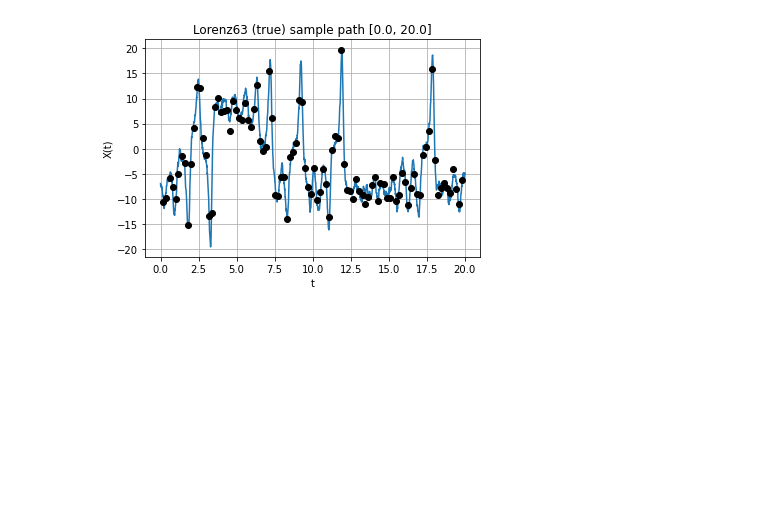
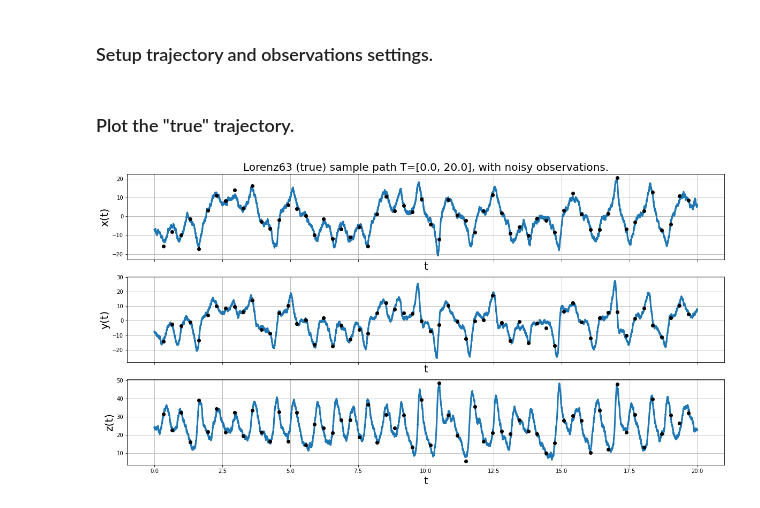
Before and after one commit to vrettasm/MeanFieldVarGP, a Jupyter notebook: src/examples/example_L63.ipynb, the cells around one changed output. Saved outputs shown, nothing was run; the diff lists cells and outputs as text; code cells hidden in the pictures; blank space fills up the shorter version.

```diff
--- a/src/examples/example_L63.ipynb
+++ b/src/examples/example_L63.ipynb
@@ -28,15 +35,23 @@ L3D = Lorenz63(sigma, theta, r_seed=911)
+# %% [markdown]
+### Setup trajectory and observations settings.
 # %%
 # Time-window of inference T = [t0, tf] with step = dt.
-t0, tf, dt = 0.0, 20.0, 0.01
+t0, tf, dt = 0.0, 20.0, 0.001
 
 # Make a trajectory (discrete sample path).
 L3D.make_trajectory(t0, tf, dt)
 
 # Observation density.
-nobs = 5
+nobs_per_time_unit = 3
 
-# Collect the (noise free) observations.
-obs_idk, obs_val = L3D.collect_obs(nobs)
+# Collect the noise free observations.
+obs_idk, obs_val = L3D.collect_obs(nobs_per_time_unit)
 
 # Number of observations.
 num_M = obs_val.shape[0]
+
+# Observation noise (variance).
+obs_noise = np.array([2.0, 2.0, 2.0])
+
+# Add Gaussian I.I.D. noise to the observations.
+obs_val += np.sqrt(obs_noise) * L3D.rng.standard_normal(obs_val.shape)
@@ -49,10 +58,30 @@ obs_val += np.sqrt(obs_noise) * L3D.rng.standard_normal(obs_val.shape)
+# %% [markdown]
+### Plot the "true" trajectory.
 # %%
-# Quick sample path plot.
-plt.plot(L3D.tk, L3D.xt[:, 0])
-plt.plot(obs_idk*dt, obs_val[:, 0], 'ko')
-plt.xlabel('t')
-plt.ylabel('X(t)')
-plt.title(f"Lorenz63 (true) sample path [{t0}, {tf}]")
-plt.grid(True)
+# Set up the y-labels.
+_ylabel = ["x(t)", "y(t)", "z(t)"]
+
+# Create three subplots and unpack the output array.
+_, (ax1, ax2, ax3) = plt.subplots(3, 1, sharex=True, figsize=(20, 10))
+
+for i, ax_i in enumerate([ax1, ax2, ax3]):
+
+    # Plot the sample path and the observations.
+    ax_i.plot(L3D.tk, L3D.xt[:, i], linewidth=3)
+    ax_i.plot(obs_idk*dt, obs_val[:, i], 'ko')
+
+    # Plot the x/y labels.
+    ax_i.set_xlabel('t', fontsize=20)
+    ax_i.set_ylabel(_ylabel[i], fontsize=20)
+
+    # Set the title only to the first plot.
+    if i == 0:
+        ax_i.set_title(f"Lorenz63 (true) sample path T=[{t0}, {tf}], with noisy observations.", fontsize=20)
+    # _end_if_
+
+    # Include the grid.
+    ax_i.grid(True)
+
+# _end_for_
 # %% [output]
-[figure, old version]
+[figure, new version]
```
Also changed, not shown: parts of 31 cells of this notebook.
